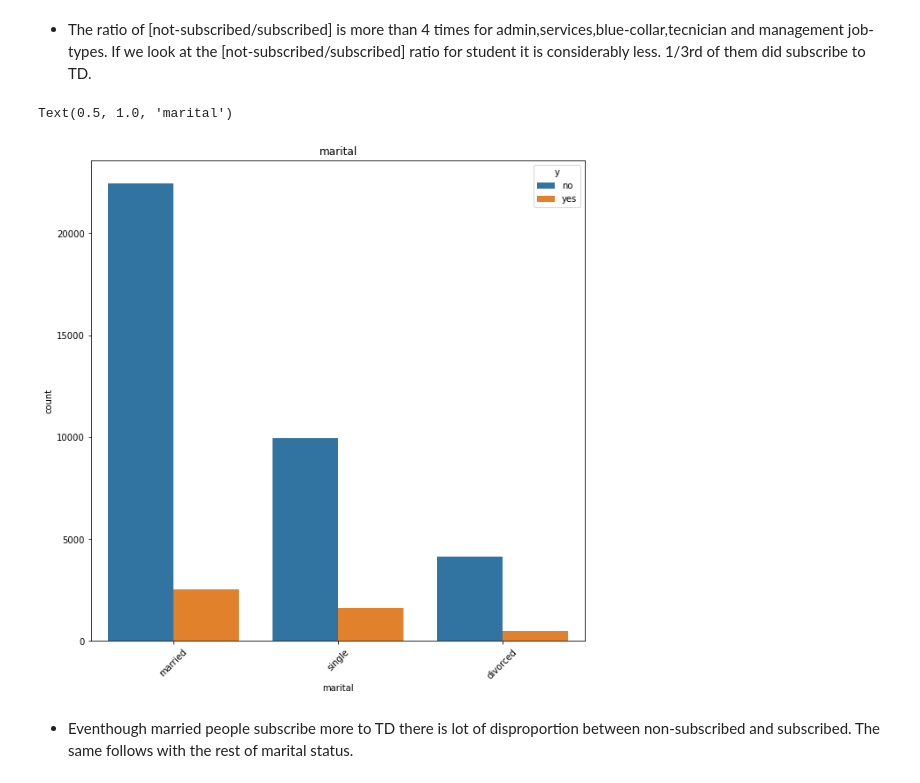
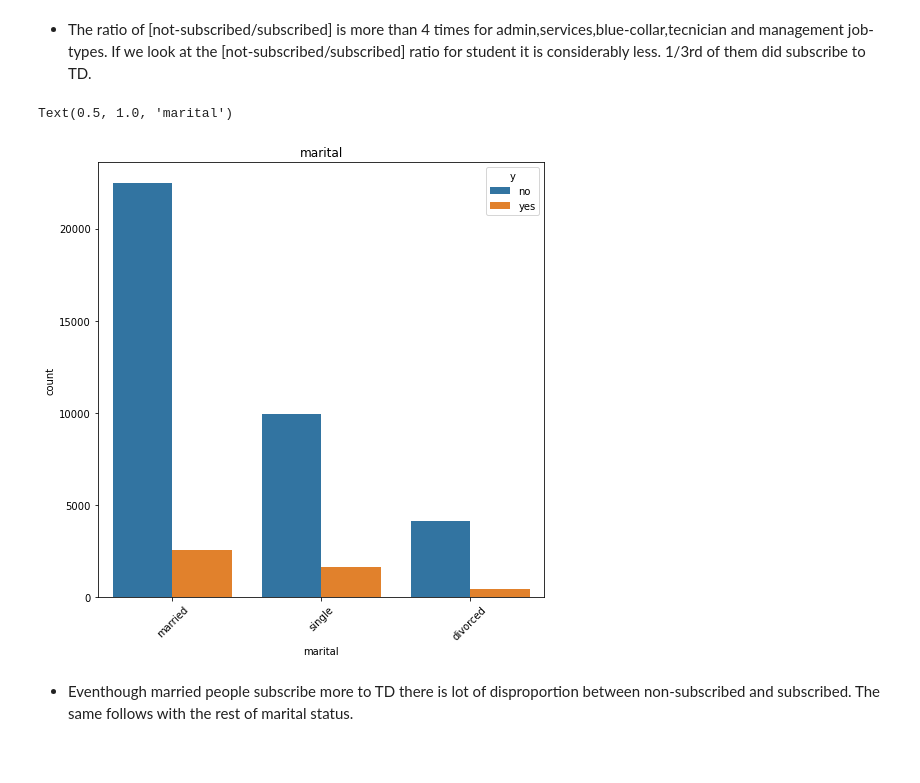
Before and after one commit to TR-SURAJ/Out_of_Box_Notebooks, a Jupyter notebook: Suraj_Bank_EDA.ipynb, the cells around one changed output. Drawn from its saved outputs; the diff is of its cells as text; code cells hidden in the pictures; blank space fills up the shorter version.

```diff
--- a/Suraj_Bank_EDA.ipynb
+++ b/Suraj_Bank_EDA.ipynb
@@ -139,13 +139,13 @@ Text(0.5, 1.0, 'job')
 # %% [markdown]
 - The ratio of [not-subscribed/subscribed] is more than 4 times for admin,services,blue-collar,tecnician and management job-types. If we look at the [not-subscribed/subscribed] ratio for student it is considerably less. 1/3rd of them did subscribe to TD.
 # %%
-plt.figure(figsize = (10,10))
+plt.figure(figsize = (8,8))
 sns.countplot(x=df['marital'],hue=df['y'],data=df)
 plt.xticks(rotation = 45)
 plt.title('marital')
 # %% [output]
 Text(0.5, 1.0, 'marital')
-[figure, old version]
+[figure, new version]
 # %% [markdown]
 - Eventhough married people subscribe more to TD there is lot of disproportion between non-subscribed and subscribed. The same follows with the rest of marital status.
 # %% [markdown]
```
Also changed, not shown: parts of 1 cell of this notebook, 5 other files.
